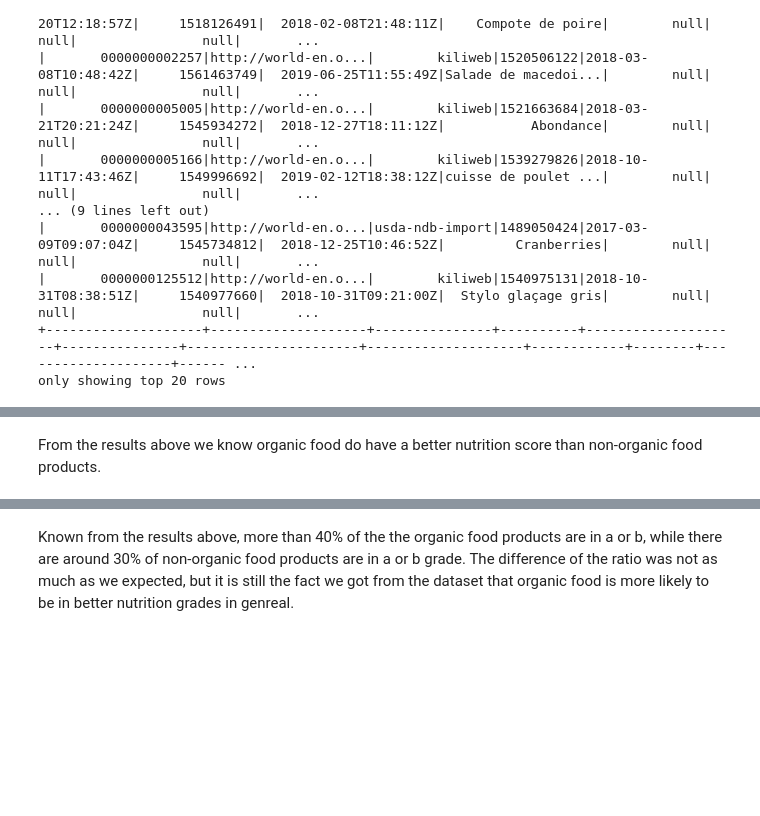
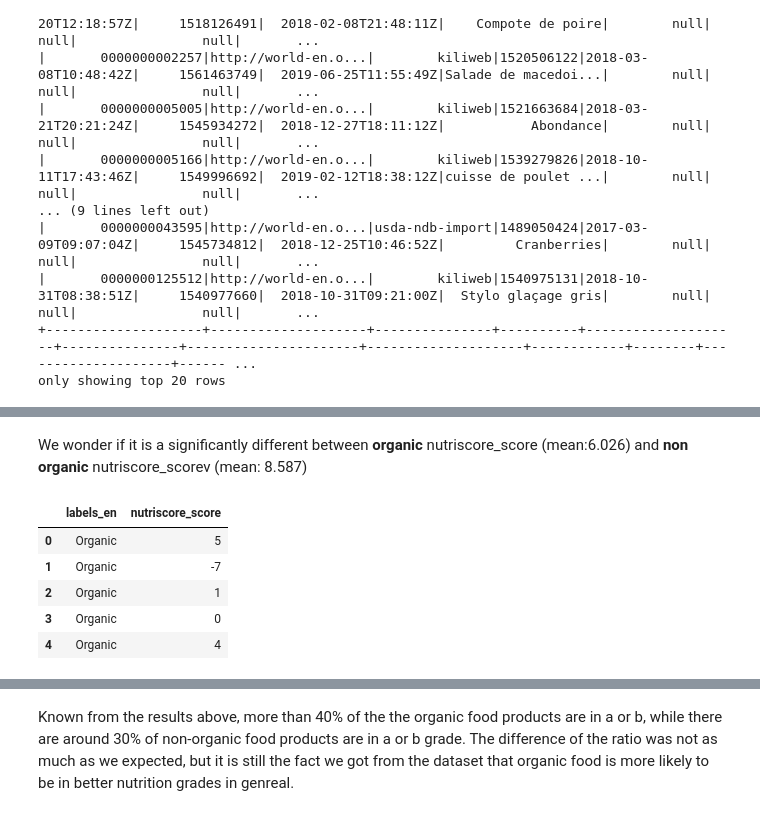
Before and after one commit to raman-bhatia/cis_5450_final_project, a Jupyter notebook: CIS5450_Project_draft_shared.ipynb, the cells around one changed output, grey strips where cells are left out. Drawn from its saved outputs; the diff is of its cells as text; code cells hidden in the pictures; blank space fills up the shorter version.

```diff
--- a/CIS5450_Project_draft_shared.ipynb
+++ b/CIS5450_Project_draft_shared.ipynb
@@ -343,2 +360,18 @@ sdf.show()
-# %% [markdown]
-From the results above we know organic food do have a better nutrition score than non-organic food products.
+# %% [markdown]
+We wonder if it is a significantly different between **organic** nutriscore_score (mean:6.026) and **non organic** nutriscore_scorev (mean: 8.587)
+# %%
+# generate organic nutrition scores
+sdf_org = spark.sql('''
+SELECT labels_en,nutriscore_score
+FROM df_2
+WHERE labels_en = "Organic"
+''')
+df_org = sdf_org.toPandas().astype({'nutriscore_score':'int32'})
+df_org.head()
+# %% [output]
+|  | labels_en | nutriscore_score |
+| 0 | Organic | 5 |
+| 1 | Organic | -7 |
+| 2 | Organic | 1 |
+| 3 | Organic | 0 |
+| 4 | Organic | 4 |
```
Also changed, not shown: parts of 62 cells of this notebook.
